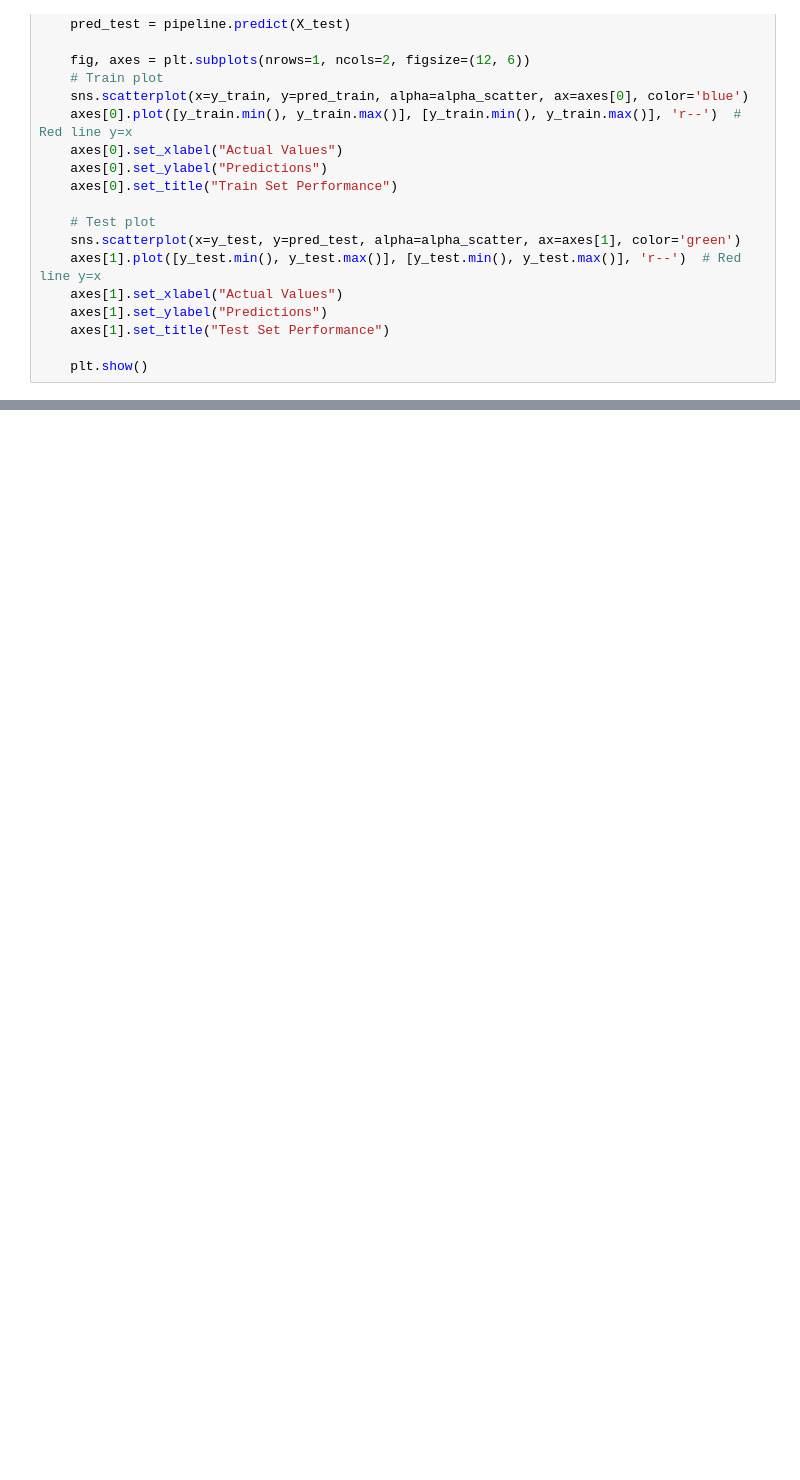
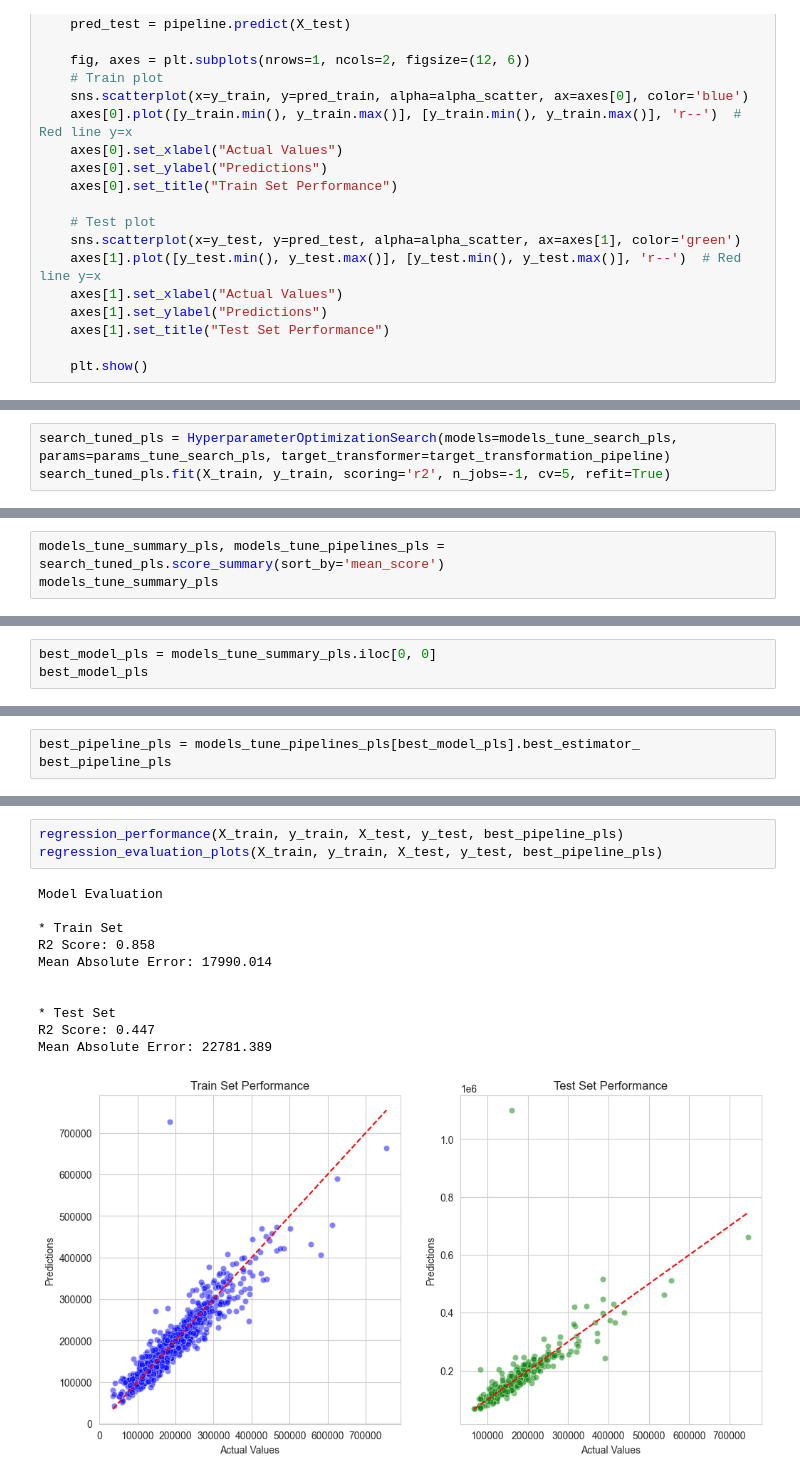
Before and after one commit to Tomosius/heritage_houses_p5, a Jupyter notebook: jupyter_notebooks/09_Modeling_and_Evaluation_hypothesis_3.ipynb, the cells around one changed output, grey strips where cells are left out. Cells and saved outputs as stored; diff of their text form; blank space fills up the shorter version.

Commit message:
09 Modeling Evaluation, testing extra regressors like Ridge, PLS, etc.

```diff
--- a/jupyter_notebooks/09_Modeling_and_Evaluation_hypothesis_3.ipynb
+++ b/jupyter_notebooks/09_Modeling_and_Evaluation_hypothesis_3.ipynb
@@ -1790,0 +1084,3 @@ We can keep playing with Parameters, or perform another more deep EDA and Featur
+# %%
+search_tuned_pls = HyperparameterOptimizationSearch(models=models_tune_search_pls, params=params_tune_search_pls, target_transformer=target_transformation_pipeline)
+search_tuned_pls.fit(X_train, y_train, scoring='r2', n_jobs=-1, cv=5, refit=True)
@@ -1790,0 +1091,3 @@ We can keep playing with Parameters, or perform another more deep EDA and Featur
+# %%
+models_tune_summary_pls, models_tune_pipelines_pls = search_tuned_pls.score_summary(sort_by='mean_score')
+models_tune_summary_pls
@@ -1790,0 +1116,3 @@ We can keep playing with Parameters, or perform another more deep EDA and Featur
+# %%
+best_model_pls = models_tune_summary_pls.iloc[0, 0]
+best_model_pls
@@ -1790,0 +1128,3 @@ We can keep playing with Parameters, or perform another more deep EDA and Featur
+# %%
+best_pipeline_pls = models_tune_pipelines_pls[best_model_pls].best_estimator_
+best_pipeline_pls
@@ -1790,0 +1149,15 @@ We can keep playing with Parameters, or perform another more deep EDA and Featur
+# %%
+regression_performance(X_train, y_train, X_test, y_test, best_pipeline_pls)
+regression_evaluation_plots(X_train, y_train, X_test, y_test, best_pipeline_pls)
+# %% [output]
+Model Evaluation
+
+* Train Set
+R2 Score: 0.858
+Mean Absolute Error: 17990.014
+
+
+* Test Set
+R2 Score: 0.447
+Mean Absolute Error: 22781.389
+[figure, added]
```
Also changed, not shown: parts of 206 cells of this notebook.
